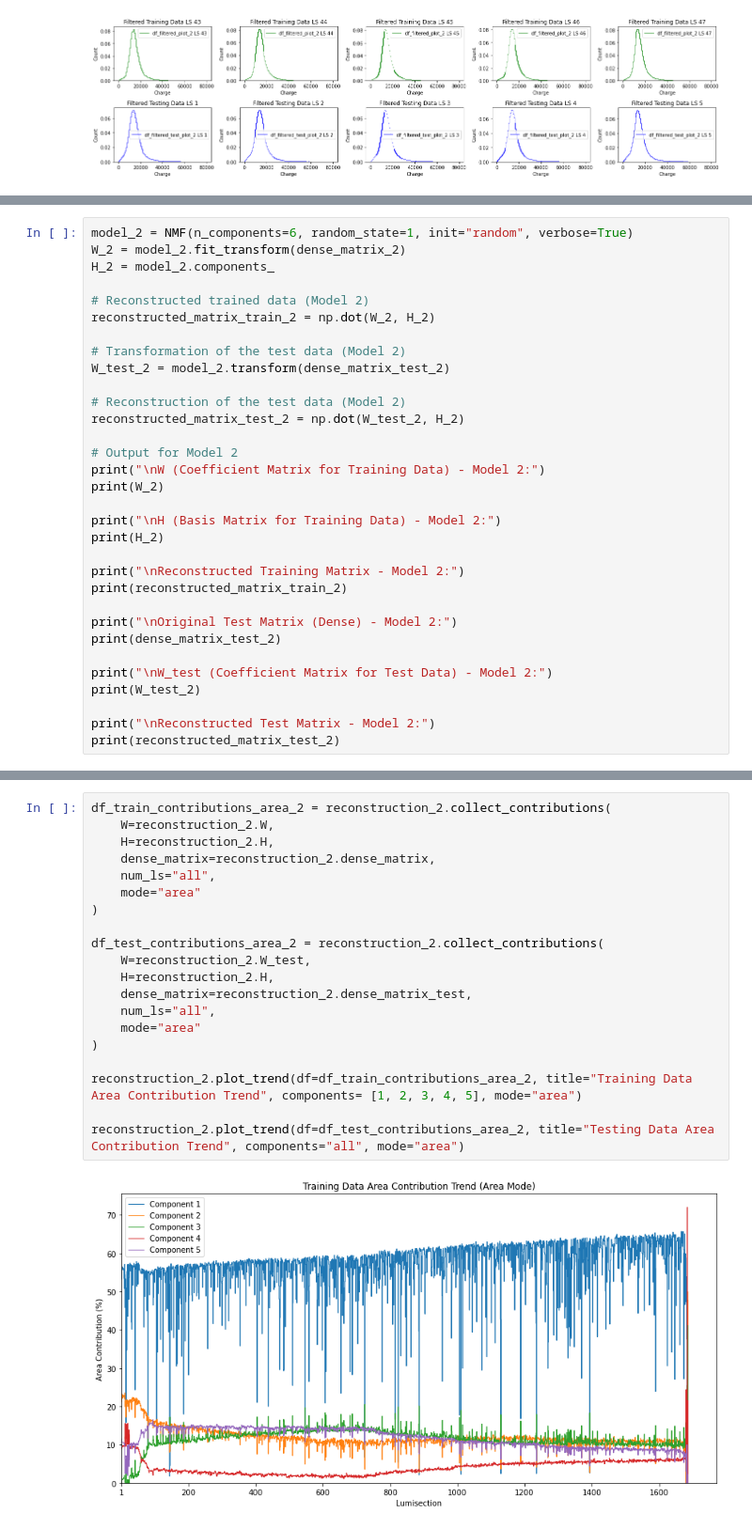
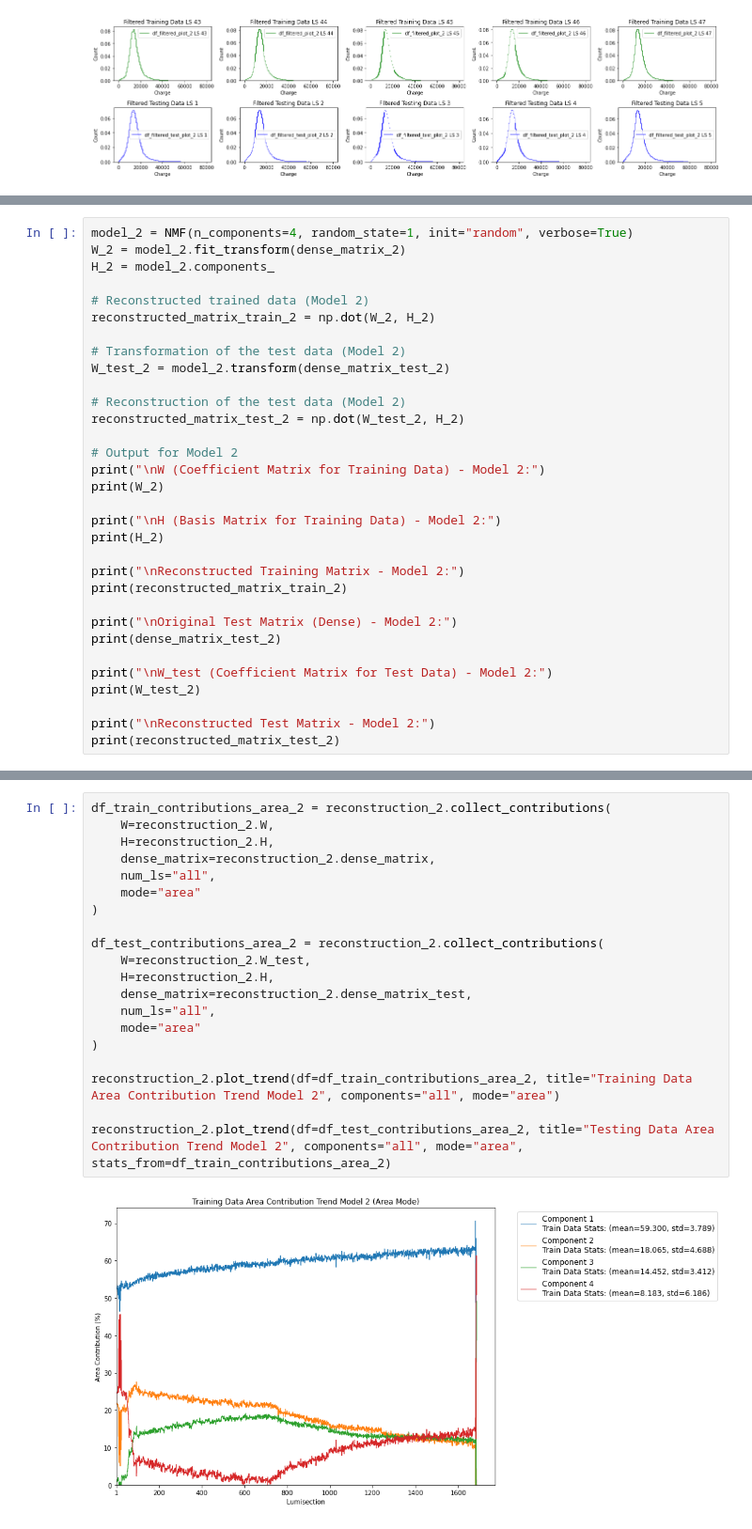
Before and after one commit to tetianmaz/NMF_dials, a Jupyter notebook: notebooks/NMF_loading_dials.ipynb, the cells around one changed output, grey strips where cells are left out. Shown at 94% size. Saved outputs shown, nothing was run; the diff lists cells and outputs as text.

```diff
--- a/notebooks/NMF_loading_dials.ipynb
+++ b/notebooks/NMF_loading_dials.ipynb
@@ -296,5 +333,5 @@ violation: 0.0025225809822511575
 # %%
-model_2 = NMF(n_components=6, random_state=1, init="random", verbose=True)
+model_2 = NMF(n_components=4, random_state=1, init="random", verbose=True)
 W_2 = model_2.fit_transform(dense_matrix_2)
 H_2 = model_2.components_
 
@@ -419,22 +458,22 @@ Model 2 Component 6 (test) - Area Contribution: 0.00%, W Contribution: 0.00%, W
 # %%
 df_train_contributions_area_2 = reconstruction_2.collect_contributions(
     W=reconstruction_2.W,
     H=reconstruction_2.H,
     dense_matrix=reconstruction_2.dense_matrix,
     num_ls="all",
     mode="area"
 )
 
 df_test_contributions_area_2 = reconstruction_2.collect_contributions(
     W=reconstruction_2.W_test,
     H=reconstruction_2.H,
     dense_matrix=reconstruction_2.dense_matrix_test,
     num_ls="all",
     mode="area"
 )
 
-reconstruction_2.plot_trend(df=df_train_contributions_area_2, title="Training Data Area Contribution Trend", components= [1, 2, 3, 4, 5], mode="area")
+reconstruction_2.plot_trend(df=df_train_contributions_area_2, title="Training Data Area Contribution Trend Model 2", components="all", mode="area")
 
-reconstruction_2.plot_trend(df=df_test_contributions_area_2, title="Testing Data Area Contribution Trend", components="all", mode="area")
+reconstruction_2.plot_trend(df=df_test_contributions_area_2, title="Testing Data Area Contribution Trend Model 2", components="all", mode="area", stats_from=df_train_contributions_area_2)
 # %% [output]
-[figure, old version]
+[figure, new version]
```
Also changed, not shown: parts of 47 cells of this notebook, 5 other files.
